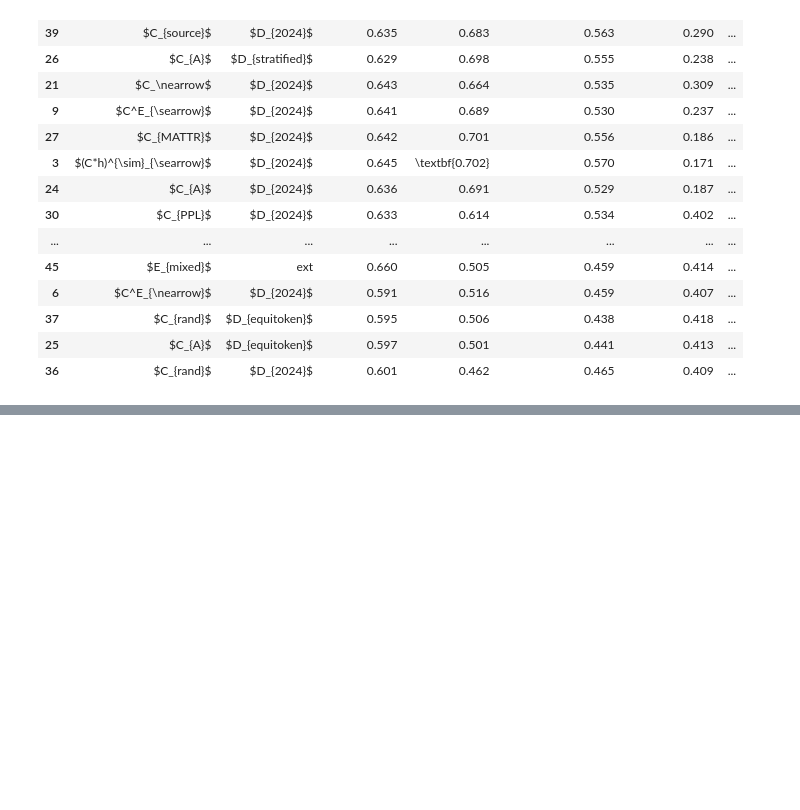
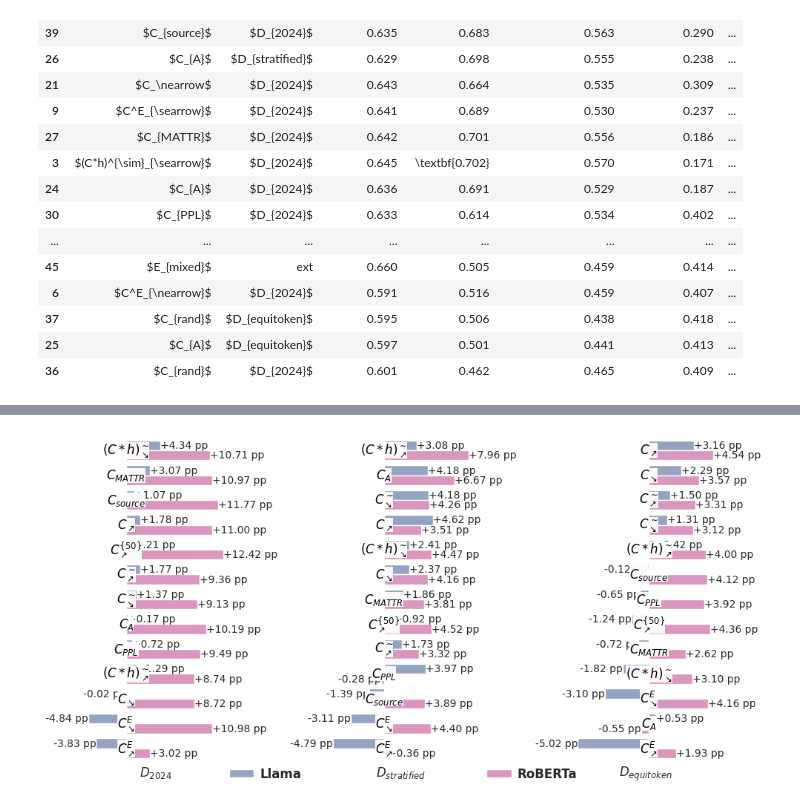
Before and after one commit to loris3/babylm, a Jupyter notebook: plotting_notebooks/plot_benchmark_results.ipynb, the cells around one changed output, grey strips where cells are left out. Saved outputs shown, nothing was run; the diff lists cells and outputs as text; code cells hidden in the pictures; blank space fills up the shorter version.

```diff
--- a/plotting_notebooks/plot_benchmark_results.ipynb
+++ b/plotting_notebooks/plot_benchmark_results.ipynb
@@ -656,0 +700,7 @@ with open("./autogenerated_figures/tabular_vs_source.tex", "w") as f:
+# %%
+pd.DataFrame(best_models.set_index(["dataset","curriculum","model_type"])["model_acc"].sort_values()).reset_index().rename(columns={
+        "curriculum": "Best Curriculum",
+        "dataset": "Dataset",
+        "model_acc": "acc",
+        "model_type":"Best Model"
+    }).set_index("Dataset")
@@ -657,5 +740,5 @@ with open("./autogenerated_figures/tabular_vs_source.tex", "w") as f:
 # %%
-out = pd.DataFrame(
+out = pd.merge(pd.DataFrame(
     table[table["curriculum"] == "$C_{rand}$"]
     .set_index(["dataset","model_type"])["model_acc"]
     .sort_values()
@@ -666,8 +749,15 @@ out = pd.DataFrame(
         "dataset": "Dataset",
         "RoBERTa": "$C_{rand}$ acc RoBERTa",
         "Llama": "$C_{rand}$ acc Llama"
-    })
-).sort_values(by="$C_{rand}$ acc RoBERTa").to_latex(index=False, escape=False,float_format="%.3f",multirow=False,longtable=False)
+    })).set_index("Dataset"),
+   pd.DataFrame(best_models.set_index(["dataset","curriculum","model_type"])["model_acc"].sort_values()).reset_index().rename(columns={
+        "curriculum": "Best Curriculum",
+        "dataset": "Dataset",
+        "model_acc": "acc",
+        "model_type":"Best Model"
+    }).set_index("Dataset")
+, on="Dataset"
+).sort_values(by="acc").reset_index().to_latex(index=False, escape=False,float_format="%.3f",multirow=False,longtable=False)
 with open("./autogenerated_figures/tabular_random_curricula.tex", "w") as f:
     f.write(out)
 # %%
@@ -690,10 +790,11 @@ import matplotlib.pyplot as plt
 import pandas as pd
 
 
-datasets = table["dataset"].unique()
-
+datasets = ['$D_{2024}$', '$D_{stratified}$', '$D_{equitoken}$', 'ext']#table["dataset"].unique()
+# print(datasets)
 #
-sns.set_palette("Set2")
+palette = sns.color_palette("Set2")[2:]
+sns.set_palette(palette)
 fig, axes = plt.subplots(1, 3, figsize=(10, 5),)
 
 for ax,dataset in zip(axes,datasets):
@@ -703,7 +804,7 @@ for ax,dataset in zip(axes,datasets):
         table[
             (table["curriculum"] != "$C_{rand}$") &
             (table["dataset"] == dataset)
-        ].groupby(["model_type", "curriculum"])["average_improvement"].mean().sort_values()
+        ].groupby(["model_type", "curriculum"])["average_improvement"].mean()
     ).reset_index().rename(columns={
         "average_improvement": "Improvement",
         "curriculum": "Curriculum",
@@ -714,46 +815,53 @@ for ax,dataset in zip(axes,datasets):
         "model_type": "Type",
         "random_acc": "Random acc"
     })
+    # display(df.groupby("Curriculum")["Improvement"].mean().sort_values().index)
 
     sns.barplot(
         data=df,
         x="Improvement",
         y="Curriculum",
         hue="Type",
-        ax=ax
+        ax=ax,
+        order=df.groupby("Curriculum")["Improvement"].mean().sort_values(ascending=False).index
     )
 
     # Add curriculum labels
     curricula = [label.get_text() for label in ax.get_yticklabels()]
     for i, curriculum in enumerate(curricula):
         ax.text(0, i, curriculum, ha='center', va='center', fontsize=12, fontweight='bold', color='black', zorder=4,
-            bbox=dict(facecolor='white', edgecolor='none', boxstyle=f"square,pad={0}", alpha=0.7,),
+            bbox=dict(facecolor='white', edgecolor='none', boxstyle=f"square,pad={0}", alpha=0.95,),
         )
 
     # Add value labels to bars
     for container in ax.containers:
         ax.bar_label(container, fontsize=10, fmt='%+.2f pp')
 
     ax.set_yticks([])
     ax.set_xticks([])
 
     ax.set_xlabel(dataset)
     ax.set_ylabel("")
 
     if ax.get_legend():
         ax.get_legend().remove()
 
     sns.despine(left=True, right=True, top=True, bottom=True)
     plt.tight_layout()
 
 handles, labels = axes[0].get_legend_handles_labels()
-fig.legend(handles, labels, loc='lower left', bbox_to_anchor=(0,0.10), frameon=False,
-           facecolor='white', fontsize=12, markerscale=0.5, labelspacing=0.3)
+import matplotlib.font_manager as font_manager
 
+font_bold = font_manager.FontProperties(weight='bold', size=12)
 
-
+fig.legend(handles, labels, loc='lower center', bbox_to_anchor=(0.5, 0.01), frameon=False,
+           facecolor='white', fontsize=12, markerscale=0.5, labelspacing=0.3,
+           handletextpad=0.5, ncol=2, columnspacing=15,
+           prop=font_bold)
 util.save_pdf(fig, "accuracy_delta_per_curriculum_and_dataset")
 plt.show()
+# %% [output]
+[figure, added]
 # %%
 table["group"] = table["model"].apply(lambda x: (1 if "searrow" in x else -1) if ("arrow" in x) and ("E" not in x) and ("A" not in x) and ("50" not in x) and ("*" not in x) else 0)
 # %%
```
Also changed, not shown: parts of 15 cells of this notebook, 3 other files.
